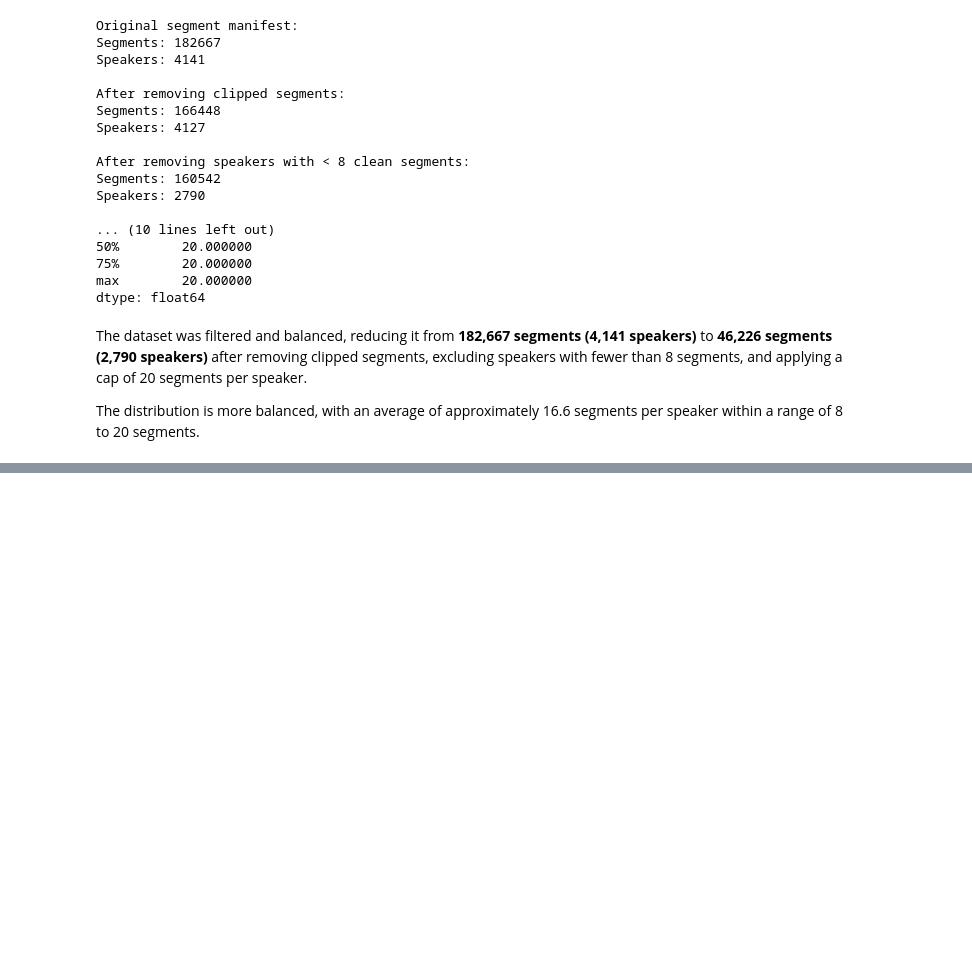
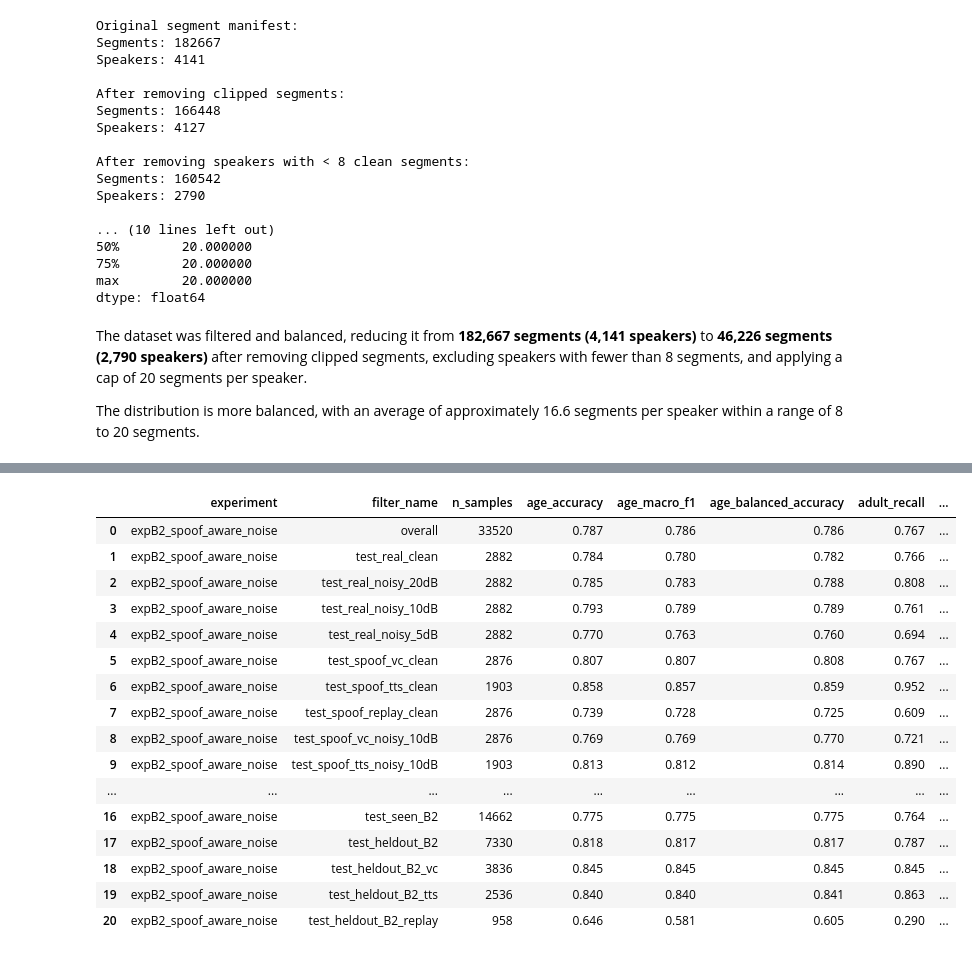
Before and after one commit to ArwaFadaaq/Robust-Spoof-Aware-Speech-Based-Age-Verification-for-Online-Voice-Chat, a Jupyter notebook: main.ipynb, the cells around one changed output, grey strips where cells are left out. Cells and saved outputs as stored; diff of their text form; code cells hidden in the pictures; blank space fills up the shorter version.

```diff
--- a/main.ipynb
+++ b/main.ipynb
@@ -783,0 +1756,29 @@ Saved to: /content/drive/MyDrive/age verification/processed/real_clean_splits/fi
+# %%
+# ─── Filters for B2 Evaluation ─────────────────────────
+# Real robustness + spoof subtype robustness +
+# cross-age spoof robustness + held-out engine evaluation
+
+filter_specs_B2 = {
+    **REAL_AGE_FILTERS,
+    **SPOOF_SUBTYPE_FILTERS,
+    **CROSS_AGE_FILTERS,
+    **ENGINE_FILTERS_B2,
+}
+# %%
+# ─── Experiment B2 — Spoof-Aware Noise-Augmented Evaluation ─────────────────────────
+
+checkpoint_path_B2 = (
+    "/content/drive/MyDrive/age verification/processed/runs/"
+    "expB2_spoof_aware_noise/best_model.pt"
+)
+
+results_B2 = evaluate_model(
+    config=CONFIG_EXP_B2,
+    test_datasets=test_datasets,
+    checkpoint_path=checkpoint_path_B2,
+    global_mean=global_mean_B2,
+    global_std=global_std_B2,
+    eval_spoof=True,
+    run_dir="/content/drive/MyDrive/age verification/processed/runs/expB2_spoof_aware_noise",
+    experiment_name="expB2_spoof_aware_noise",
+)
@@ -783,0 +1796,32 @@ Saved to: /content/drive/MyDrive/age verification/processed/real_clean_splits/fi
+# %%
+# ─── Experiment B2 — Filtered Metrics Table ─────────────────────────
+
+table_B2, latex_B2 = summarize_metrics_for_filters(
+    results=results_B2,
+    experiment_name="expB2_spoof_aware_noise",
+    filter_specs=filter_specs_B2,
+    latex_path=(
+        "/content/drive/MyDrive/age verification/processed/runs/"
+        "expB2_spoof_aware_noise/expB2_filtered_metrics.tex"
+    )
+)
+
+display(table_B2)
+# %% [output]
+|  | experiment | filter_name | n_samples | age_accuracy | age_macro_f1 | age_balanced_accuracy | adult_recall | ... |
+| 0 | expB2_spoof_aware_noise | overall | 33520 | 0.787 | 0.786 | 0.786 | 0.767 | ... |
+| 1 | expB2_spoof_aware_noise | test_real_clean | 2882 | 0.784 | 0.780 | 0.782 | 0.766 | ... |
+| 2 | expB2_spoof_aware_noise | test_real_noisy_20dB | 2882 | 0.785 | 0.783 | 0.788 | 0.808 | ... |
+| 3 | expB2_spoof_aware_noise | test_real_noisy_10dB | 2882 | 0.793 | 0.789 | 0.789 | 0.761 | ... |
+| 4 | expB2_spoof_aware_noise | test_real_noisy_5dB | 2882 | 0.770 | 0.763 | 0.760 | 0.694 | ... |
+| 5 | expB2_spoof_aware_noise | test_spoof_vc_clean | 2876 | 0.807 | 0.807 | 0.808 | 0.767 | ... |
+| 6 | expB2_spoof_aware_noise | test_spoof_tts_clean | 1903 | 0.858 | 0.857 | 0.859 | 0.952 | ... |
+| 7 | expB2_spoof_aware_noise | test_spoof_replay_clean | 2876 | 0.739 | 0.728 | 0.725 | 0.609 | ... |
+| 8 | expB2_spoof_aware_noise | test_spoof_vc_noisy_10dB | 2876 | 0.769 | 0.769 | 0.770 | 0.721 | ... |
+| 9 | expB2_spoof_aware_noise | test_spoof_tts_noisy_10dB | 1903 | 0.813 | 0.812 | 0.814 | 0.890 | ... |
+| ... | ... | ... | ... | ... | ... | ... | ... | ... |
+| 16 | expB2_spoof_aware_noise | test_seen_B2 | 14662 | 0.775 | 0.775 | 0.775 | 0.764 | ... |
+| 17 | expB2_spoof_aware_noise | test_heldout_B2 | 7330 | 0.818 | 0.817 | 0.817 | 0.787 | ... |
+| 18 | expB2_spoof_aware_noise | test_heldout_B2_vc | 3836 | 0.845 | 0.845 | 0.845 | 0.845 | ... |
+| 19 | expB2_spoof_aware_noise | test_heldout_B2_tts | 2536 | 0.840 | 0.840 | 0.841 | 0.863 | ... |
+| 20 | expB2_spoof_aware_noise | test_heldout_B2_replay | 958 | 0.646 | 0.581 | 0.605 | 0.290 | ... |
```
Also changed, not shown: parts of 133 cells of this notebook.
